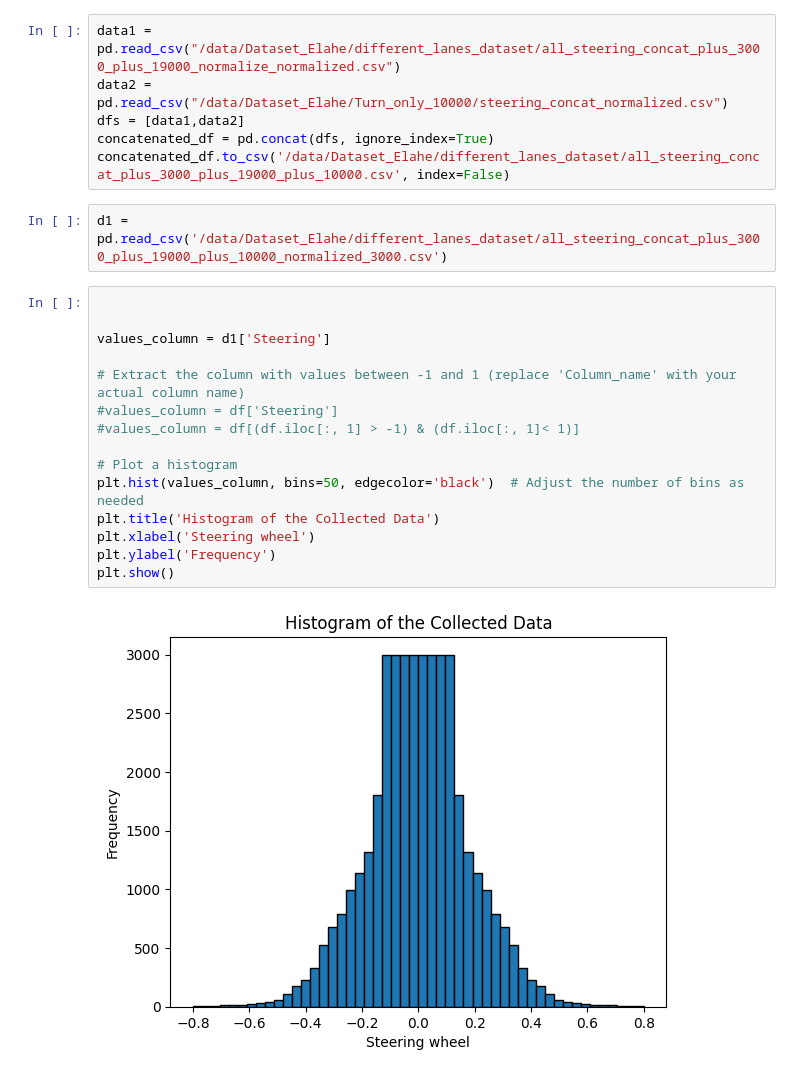
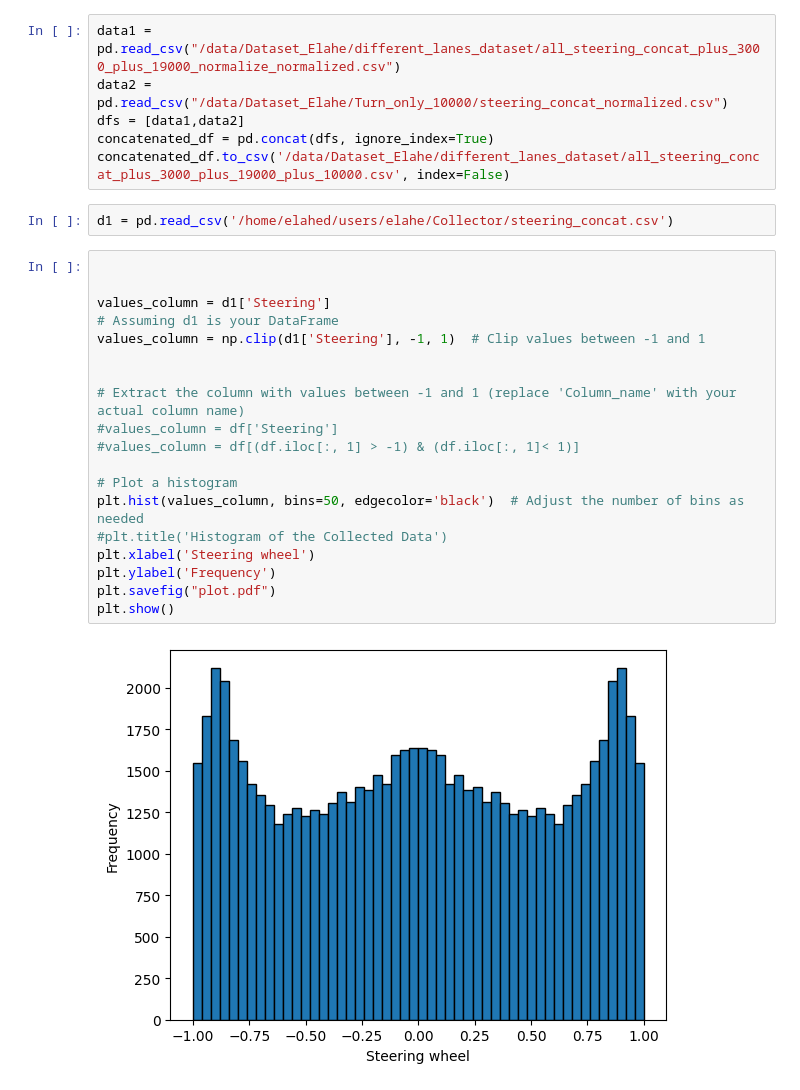
Before and after one commit to ElaheDlv/Collector, a Jupyter notebook: clean_data.ipynb, the cells around one changed output. Cells and saved outputs as stored; diff of their text form.

```diff
--- a/clean_data.ipynb
+++ b/clean_data.ipynb
@@ -235,22 +201,26 @@ data2 = pd.read_csv("/data/Dataset_Elahe/Turn_only_10000/steering_concat_normali
 dfs = [data1,data2]
 concatenated_df = pd.concat(dfs, ignore_index=True)
 concatenated_df.to_csv('/data/Dataset_Elahe/different_lanes_dataset/all_steering_concat_plus_3000_plus_19000_plus_10000.csv', index=False)
-# %%
-d1 = pd.read_csv('/data/Dataset_Elahe/different_lanes_dataset/all_steering_concat_plus_3000_plus_19000_plus_10000_normalized_3000.csv')
+# %%
+d1 = pd.read_csv('/home/elahed/users/elahe/Collector/steering_concat.csv')
 # %%
 
 
 values_column = d1['Steering']
+# Assuming d1 is your DataFrame
+values_column = np.clip(d1['Steering'], -1, 1)  # Clip values between -1 and 1
+
 
 # Extract the column with values between -1 and 1 (replace 'Column_name' with your actual column name)
 #values_column = df['Steering']
 #values_column = df[(df.iloc[:, 1] > -1) & (df.iloc[:, 1]< 1)]
 
 # Plot a histogram
 plt.hist(values_column, bins=50, edgecolor='black')  # Adjust the number of bins as needed
-plt.title('Histogram of the Collected Data')
+#plt.title('Histogram of the Collected Data')
 plt.xlabel('Steering wheel')
 plt.ylabel('Frequency')
+plt.savefig("plot.pdf")
 plt.show()
 # %% [output]
-[figure, old version]
+[figure, new version]
```
Also changed, not shown: parts of 13 cells of this notebook, 3 other files.
